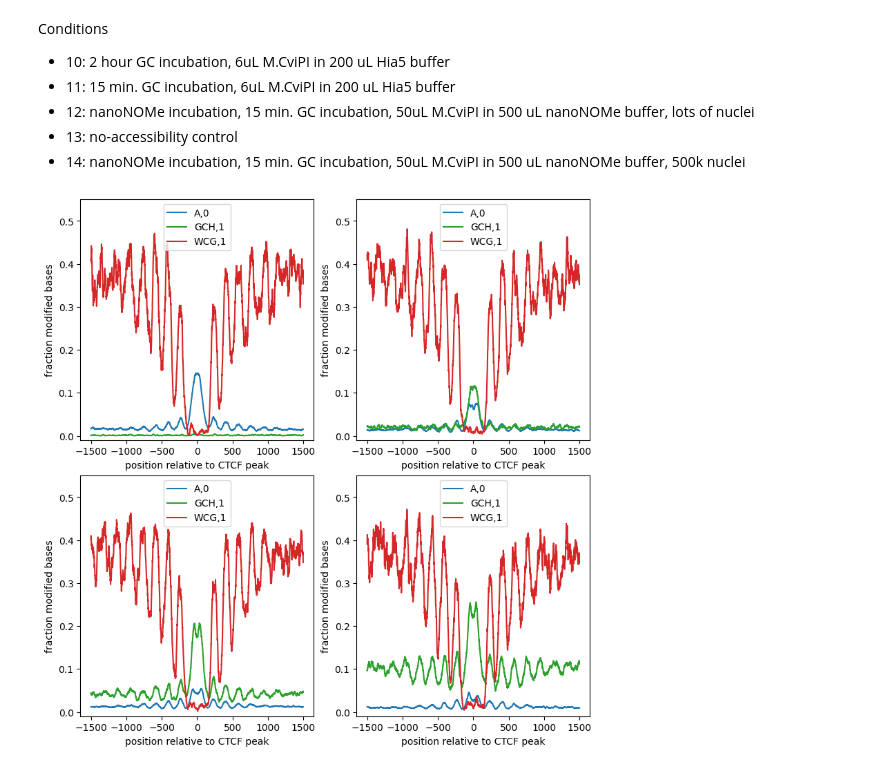
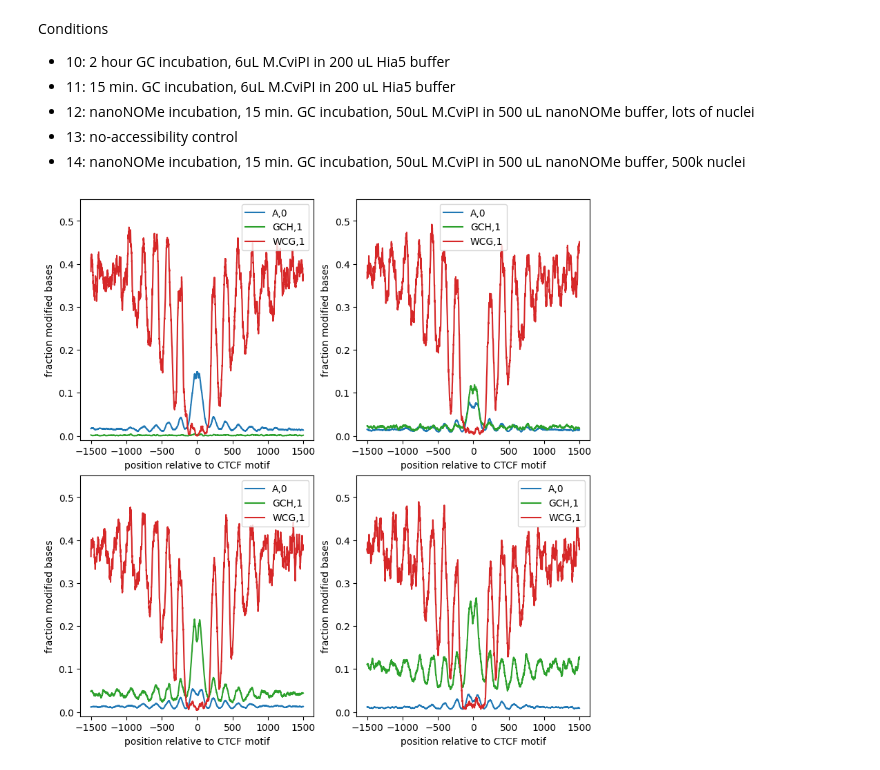
Before and after one commit to streetslab/multimodal-dimelo, a Jupyter notebook: crosstalk_analysis.ipynb, the cells around one changed output. Cells and saved outputs as stored; diff of their text form; code cells hidden in the pictures.

Commit message:
new supplementary figure

```diff
--- a/crosstalk_analysis.ipynb
+++ b/crosstalk_analysis.ipynb
@@ -14,10 +15,13 @@ from dimelo import parse_bam, plot_enrichment_profile
 # %%
 reference_file = config.raw_data_dir / "chm13v2.0.fa"
-ctcf_bed_file = config.processed_data_dir / "gm12878_ctcf_chip_intersect_motif.top3k.bed"
+ctcf_bed_file = config.processed_data_dir / "gm12878_ctcf_motif_intersect_chip.top3k.bed"
+ctcf_on_target_bed_file = config.processed_data_dir / "gm12878_ctcf.on_target.bed"
 bam_dir = config.processed_data_dir / "20240831_GpC_CpG_crosstalk_demuxed"
 barcodes = [10, 11, 12, 13]
 
+# NOTE: Match window sizes set in third_party_data.ipynb
 window_size = 1500
+ctcf_on_target_window_size = 200
 motifs = ["A,0", "GCH,1", "WCG,1"]
 mod_prob_thresh = 0.95
 smoothing = 25
@@ -41,27 +45,39 @@ for barcode in barcodes:
         cores=n_cores,
         override_checks=True
     )
+    parse_bam.extract(
+        input_file=bam_file,
+        output_name=f"extract.{bam_file.stem}.gm12878_ctcf.on_target",
+        ref_genome=reference_file,
+        output_directory=config.processed_data_dir,
+        regions=ctcf_on_target_bed_file,
+        motifs=motifs,
+        thresh=None, # No thresholding at extract time
+        window_size=None,
+        cores=n_cores,
+        override_checks=True,
+    )
 # %%
 _, axs = plt.subplots(2, 2, figsize=(8, 8), layout="constrained")
 for barcode, ax in zip([13, 11, 10, 12], np.ravel(axs)):
     bam_file = bam_dir / f"barcode{barcode}.bam"
     # TODO: This should be renamed so that there is no risk of overlapping with demuxed files from another dataset; maybe make a subdirectory?
     output_id = f"{bam_file.stem}.{ctcf_bed_file.stem}"
     plot_enrichment_profile.by_modification(
         config.processed_data_dir / f"pileup.{output_id}" / "pileup.sorted.bed.gz",
         regions=ctcf_bed_file,
         motifs=motifs,
         window_size=window_size,
         smooth_window=smoothing,
         palette=plotting.default_palette_map,
         ax=ax
     )
-    ax.set_xlabel("position relative to CTCF peak")
+    ax.set_xlabel("position relative to CTCF motif")
     ax.set_ylim(y_lim)
     ax.legend(title="")
 
 plt.savefig(config.figure_dir / "crosstalk.plot_enrichment_profile.svg")
 plt.show()
 plt.close()
 # %% [output]
-[figure, old version]
+[figure, new version]
```
Also changed, not shown: parts of 3 cells of this notebook, 1 other file.
